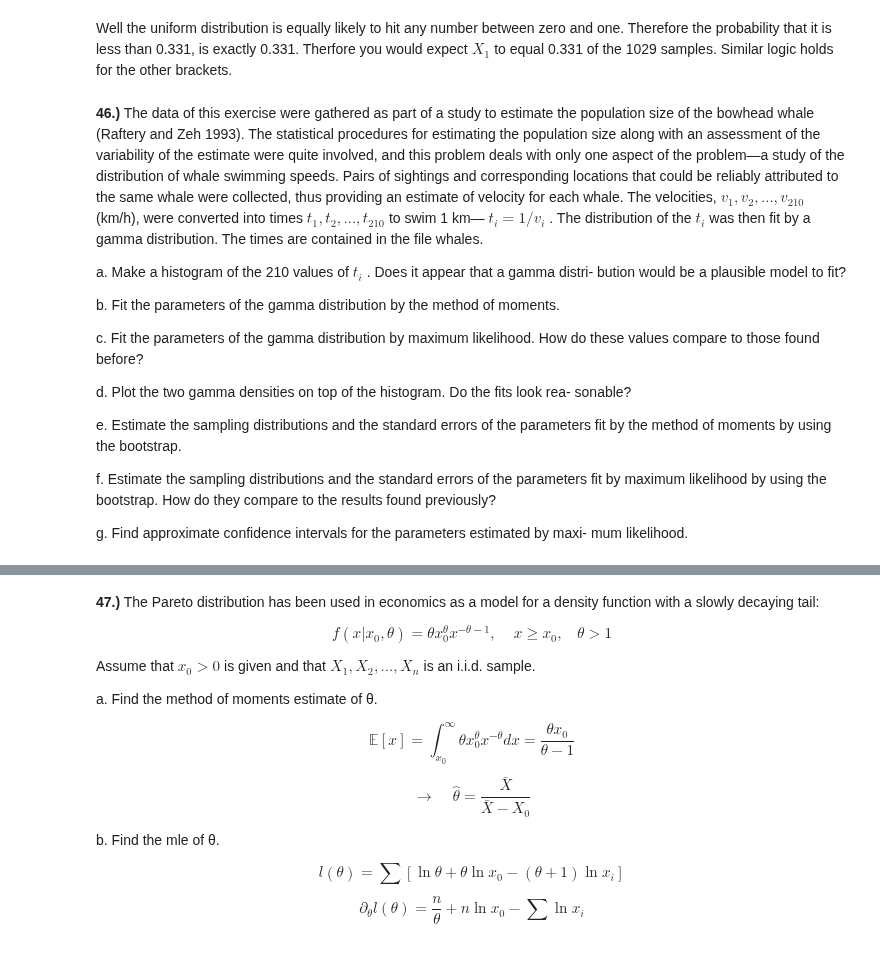
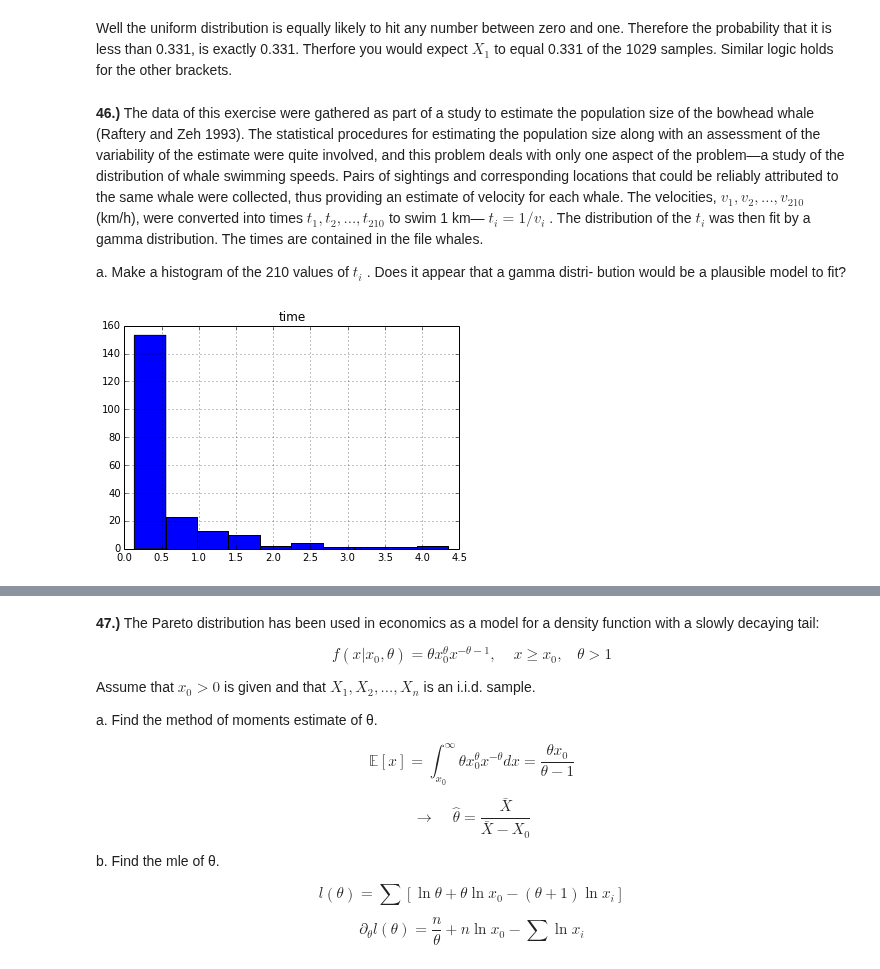
Before and after one commit to Chuphay/school, a Jupyter notebook: mStat1/HW 3.ipynb, the cells around one changed output, grey strips where cells are left out. Drawn from its saved outputs; the diff is of its cells as text; code cells hidden in the pictures.

```diff
--- a/mStat1/HW 3.ipynb
+++ b/mStat1/HW 3.ipynb
@@ -71,21 +74,8 @@ distribution. The times are contained in the file whales.
 
 a. Make a histogram of the 210 values of $t_i$ . Does it appear that a gamma distri-
 bution would be a plausible model to fit?
-
-b. Fit the parameters of the gamma distribution by the method of moments.
-
-c. Fit the parameters of the gamma distribution by maximum likelihood. How
-do these values compare to those found before?
-
-d. Plot the two gamma densities on top of the histogram. Do the fits look rea-
-sonable?
-
-e. Estimate the sampling distributions and the standard errors of the parameters
-fit by the method of moments by using the bootstrap.
-
-f. Estimate the sampling distributions and the standard errors of the parameters
-fit by maximum likelihood by using the bootstrap. How do they compare to
-the results found previously?
-
-g. Find approximate confidence intervals for the parameters estimated by maxi-
-mum likelihood.
+# %%
+data = pd.read_csv("Chapter 8/whales.txt", names = ["time"])
+data.hist();
+# %% [output]
+[figure, added]
```
Also changed, not shown: parts of 18 cells of this notebook.
